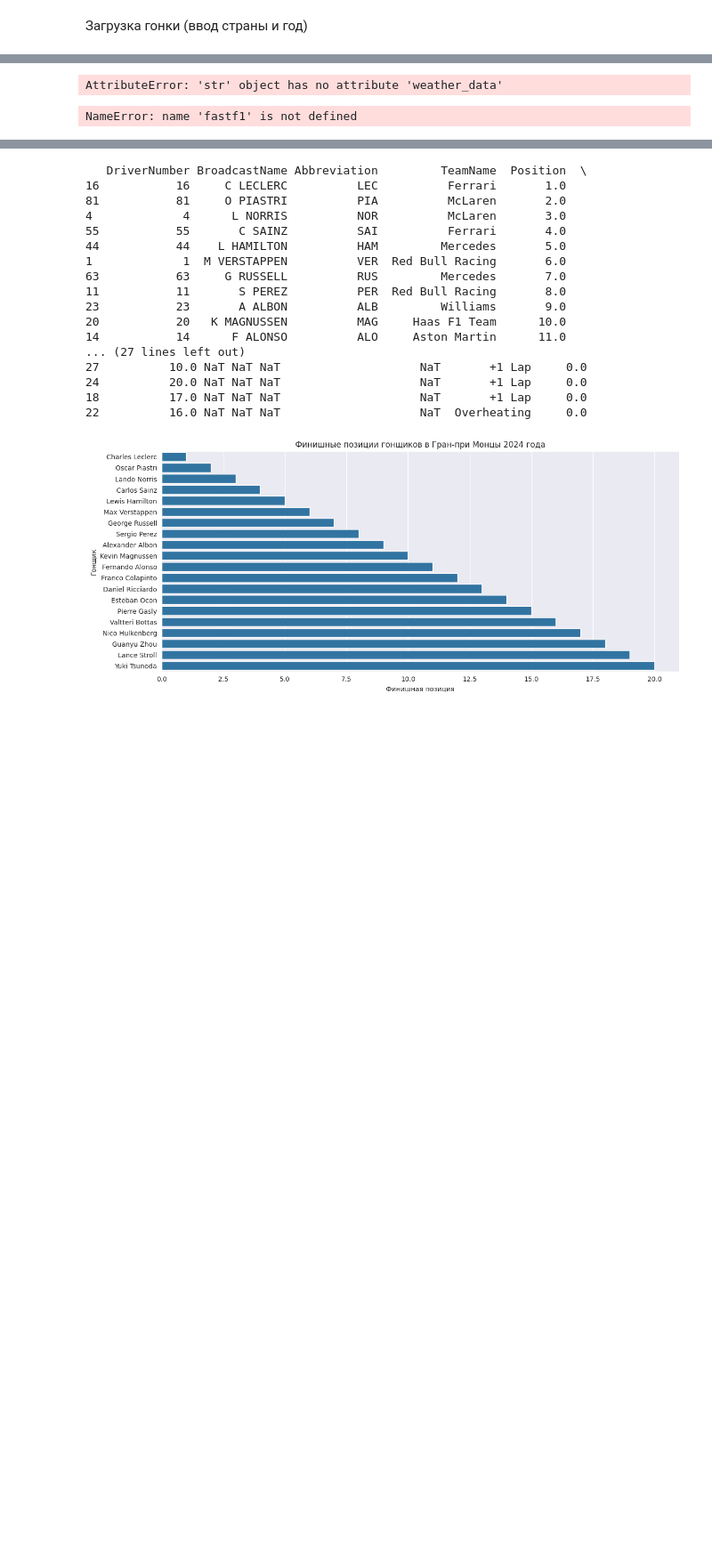
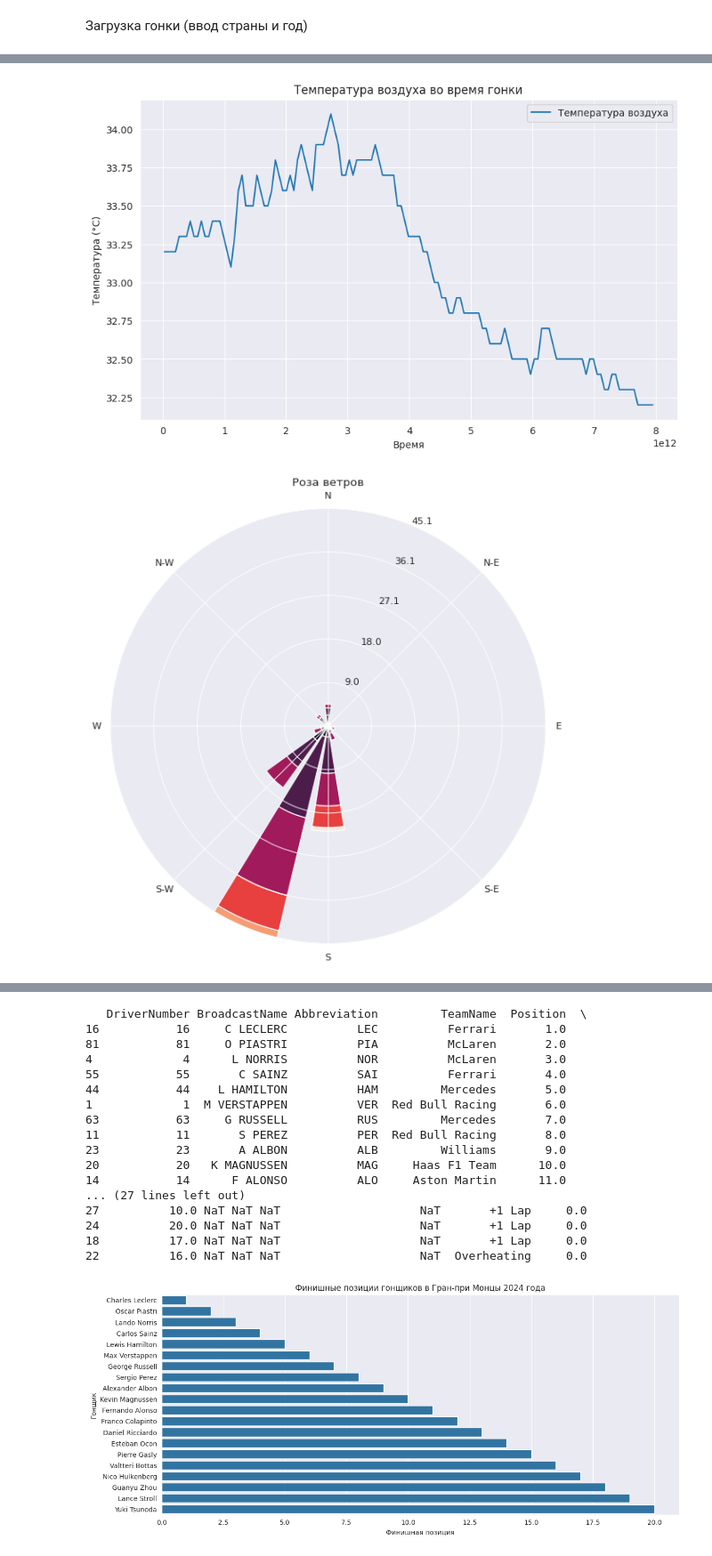
Before and after one commit to mrnn-s/Diploma_F1, a Jupyter notebook: Final_diploma_f1_ipynb.ipynb, the cells around one changed output, grey strips where cells are left out. Shown at 89% size. Cells and saved outputs as stored; diff of their text form; code cells hidden in the pictures; blank space fills up the shorter version.

```diff
--- a/Final_diploma_f1_ipynb.ipynb
+++ b/Final_diploma_f1_ipynb.ipynb
@@ -83,28 +119,21 @@ NameError: name 'fastf1' is not defined
 # %%
 # Загружаем данные о погоде
-weather_data = session.weather_data
+weather_data = race.weather_data # Use the race object instead of the session string
 
 # Визуализация температуры воздуха
 plt.figure(figsize=(10, 6))
 plt.plot(weather_data['Time'], weather_data['AirTemp'], label='Температура воздуха')
 plt.title("Температура воздуха во время гонки")
 plt.xlabel("Время")
 plt.ylabel("Температура (°C)")
 plt.legend()
 plt.show()
 
 # Визуализация розы ветров
 ax = WindroseAxes.from_ax()
 ax.bar(weather_data['WindDirection'], weather_data['WindSpeed'], normed=True, opening=0.8, edgecolor='white')
 ax.set_title("Роза ветров")
 plt.show()
 # %% [output]
-AttributeError: 'str' object has no attribute 'weather_data'
+[figure, added]
+[figure, added]
-# %%
-session = fastf1.get_session(2024, 'Monza', 'R')
-session.load(telemetry=True) # Changed telemetry to True to load speed trap data
-
-weather_data = session.laps.get_weather_data()
-print(weather_data)
-# %% [output]
-NameError: name 'fastf1' is not defined
```
Also changed, not shown: parts of 15 cells of this notebook, 17 other files.
